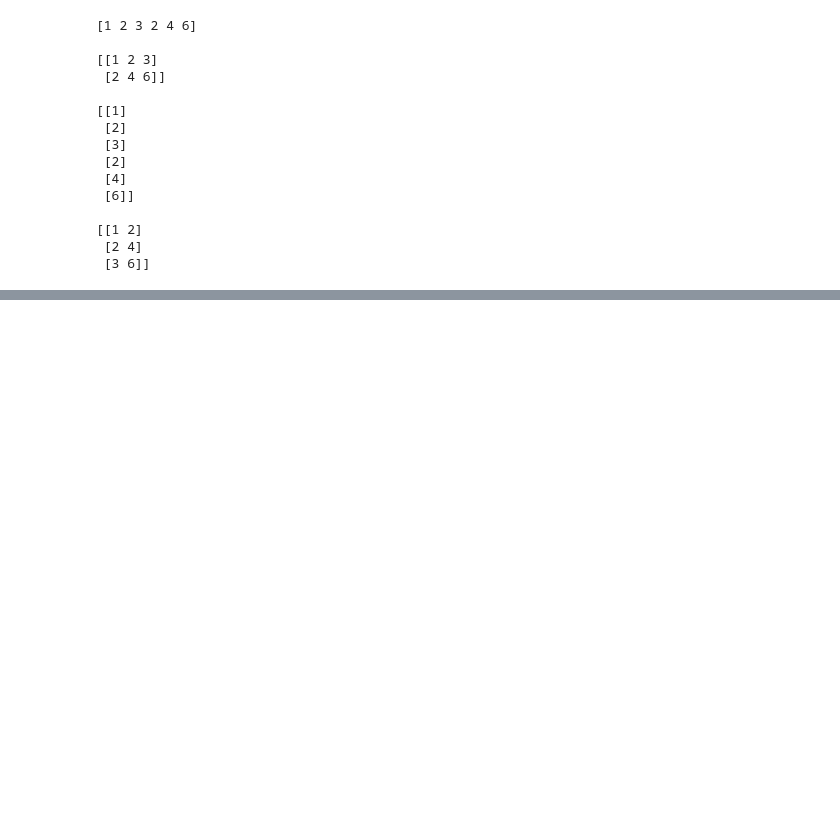
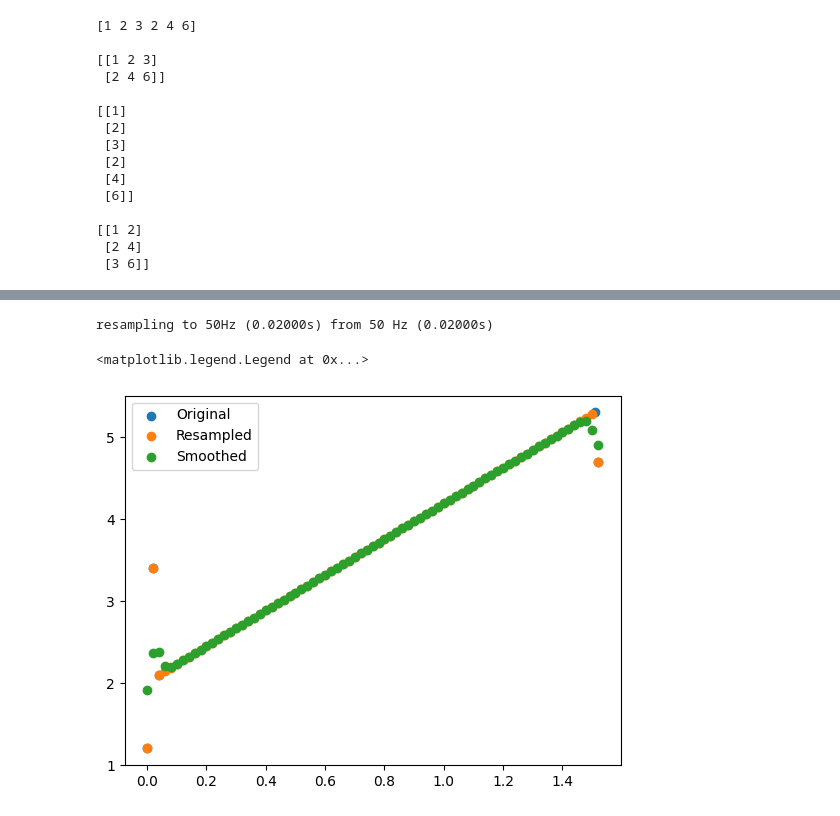
Before and after one commit to ftavella/pisces, a Jupyter notebook: nbs/01_data_sets.ipynb, the cells around one changed output, grey strips where cells are left out. Cells and saved outputs as stored; diff of their text form; code cells hidden in the pictures; blank space fills up the shorter version.

```diff
--- a/nbs/01_data_sets.ipynb
+++ b/nbs/01_data_sets.ipynb
@@ -488,0 +772,22 @@ assert data_set.get_feature_data("accelerometer", "1").shape == (1 + int((psg_ma
+# %%
+import matplotlib.pyplot as plt
+
+# Assuming 'acc' is your existing Polars DataFrame with the first column as 'timestamp'.
+acc = pl.DataFrame({
+    "timestamp": [0, 0.02, 0.04, 1.51, 1.52],  # Irregular timestamps
+    "sensor1": [1.2, 3.4, 2.1, 5.3, 4.7],
+    "sensor2": [0.5, 0.8, 1.1, 0.3, 1.9]
+})
+
+acc_resampled = fill_gaps_in_accelerometer_data(acc, final_sampling_rate_hz=50)
+acc_resampled = apply_gausian_filter(acc_resampled, overwrite=False)
+
+# Plot the original and resampled timestamps
+plt.scatter(acc['timestamp'], acc['sensor1'], label='Original')
+plt.scatter(acc_resampled['timestamp'], acc_resampled['sensor1'], label='Resampled')
+plt.scatter(acc_resampled['timestamp'], acc_resampled['sensor1_smoothed'], label='Smoothed')
+plt.legend()
+# %% [output]
+resampling to 50Hz (0.02000s) from 50 Hz (0.02000s)
+<matplotlib.legend.Legend at 0x...>
+[figure, added]
```
Also changed, not shown: parts of 12 cells of this notebook, 4 other files.
